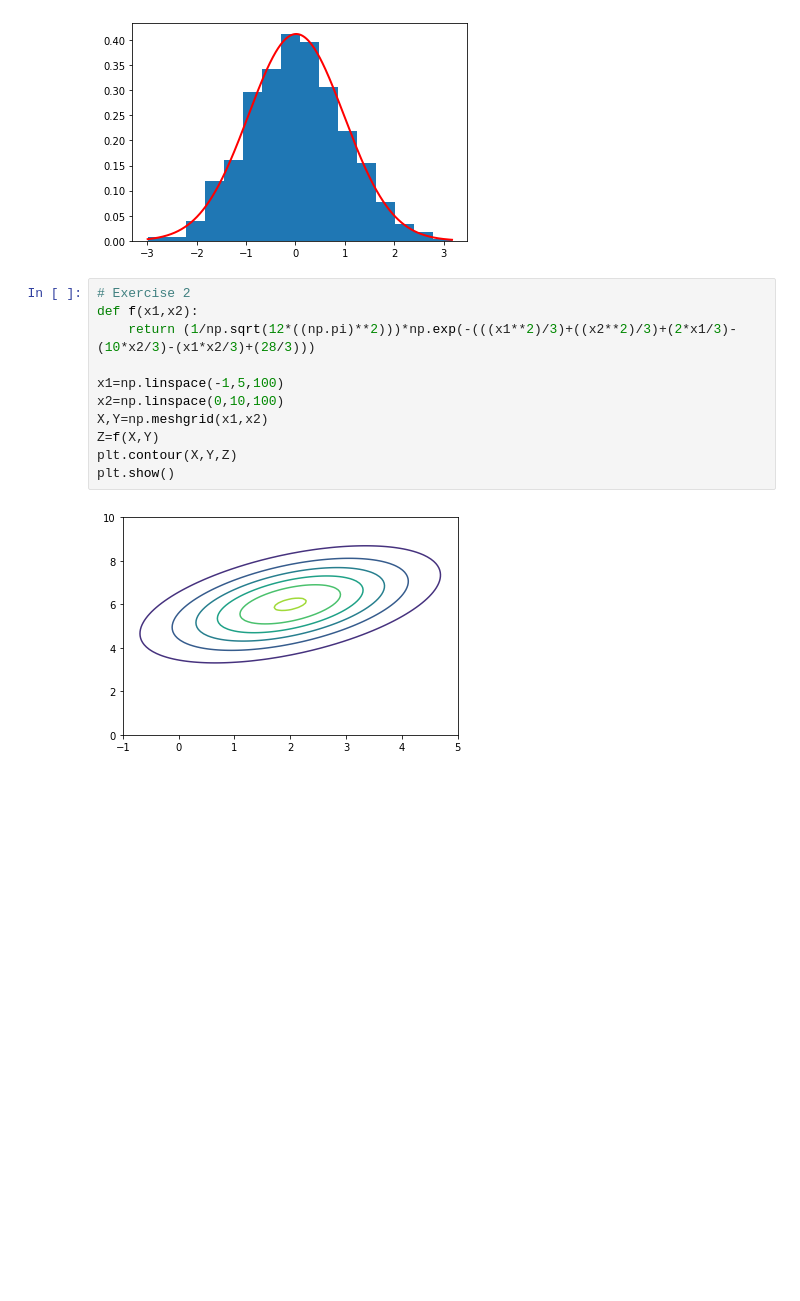
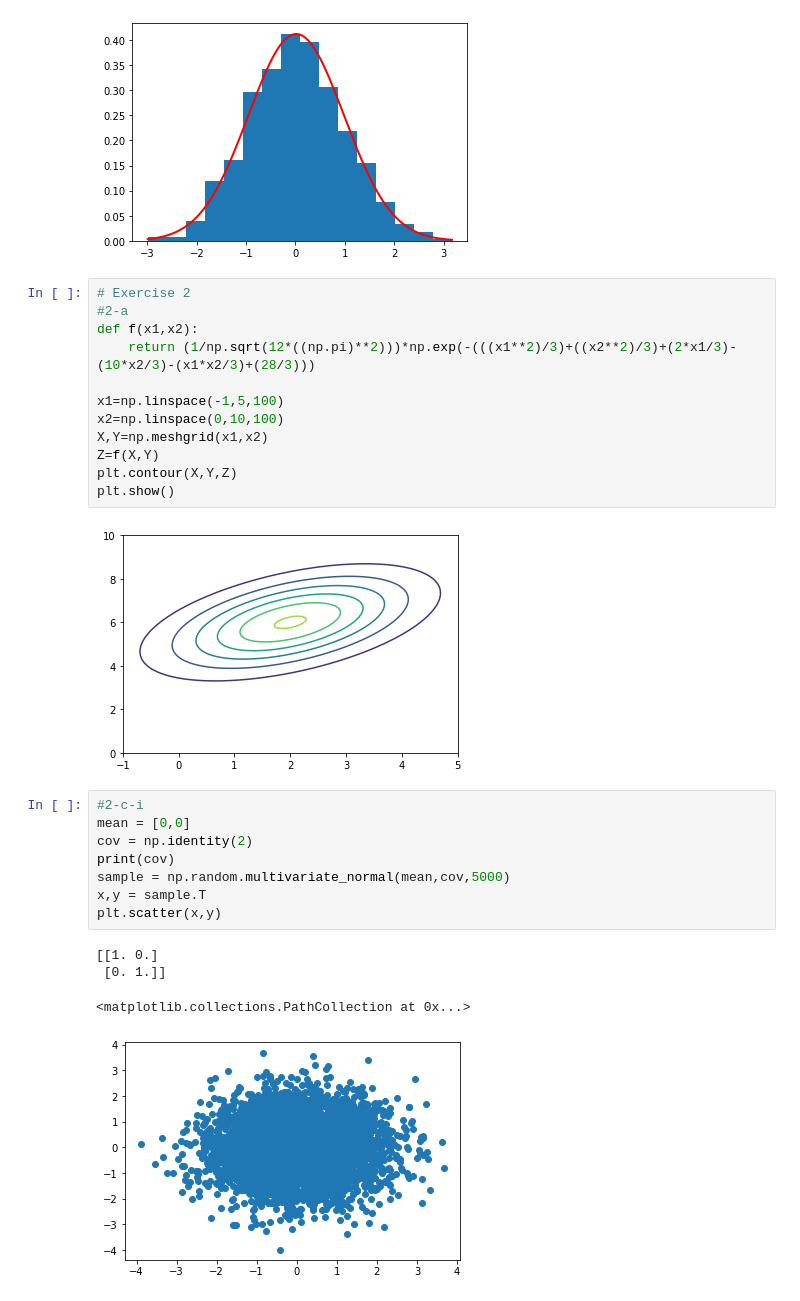
Before and after one commit to Mrxiangli/ECE595, a Jupyter notebook: hw1/HW1.ipynb, the cells around one changed output. Cells and saved outputs as stored; diff of their text form; blank space fills up the shorter version.

```diff
--- a/hw1/HW1.ipynb
+++ b/hw1/HW1.ipynb
@@ -80,6 +80,7 @@ plt.show()
 [figure]
 # %%
 # Exercise 2
+#2-a
 def f(x1,x2):
     return (1/np.sqrt(12*((np.pi)**2)))*np.exp(-(((x1**2)/3)+((x2**2)/3)+(2*x1/3)-(10*x2/3)-(x1*x2/3)+(28/3)))
 
@@ -91,3 +92,16 @@ plt.contour(X,Y,Z)
 plt.show()
 # %% [output]
 [figure]
+# %%
+#2-c-i
+mean = [0,0]
+cov = np.identity(2)
+print(cov)
+sample = np.random.multivariate_normal(mean,cov,5000)
+x,y = sample.T
+plt.scatter(x,y)
+# %% [output]
+[[1. 0.]
+ [0. 1.]]
+<matplotlib.collections.PathCollection at 0x...>
+[figure, added]
```
Also changed, not shown: parts of 5 cells of this notebook.
